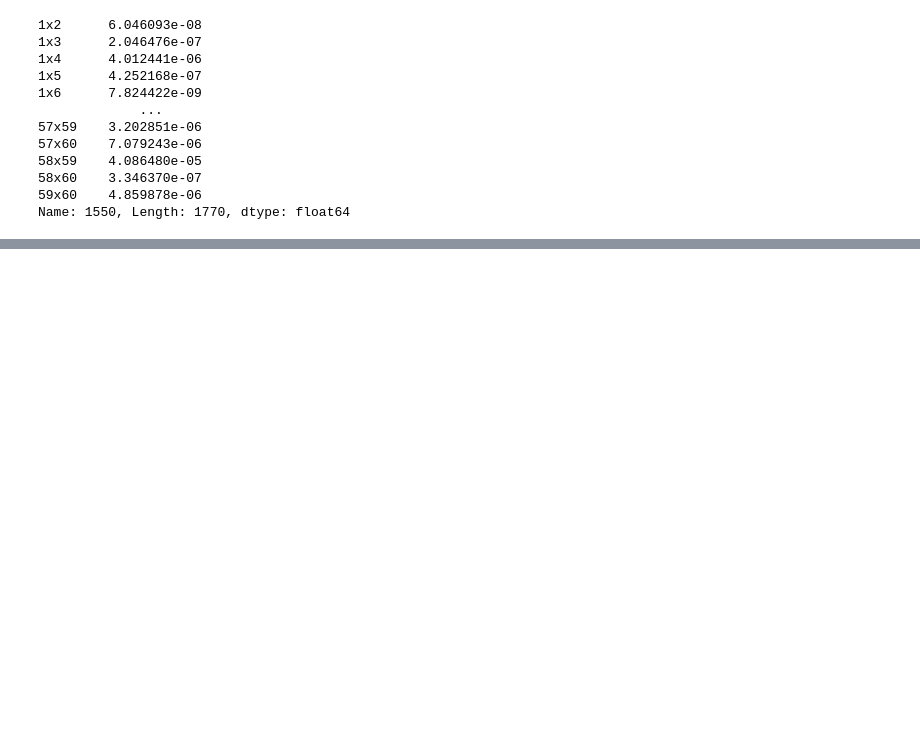
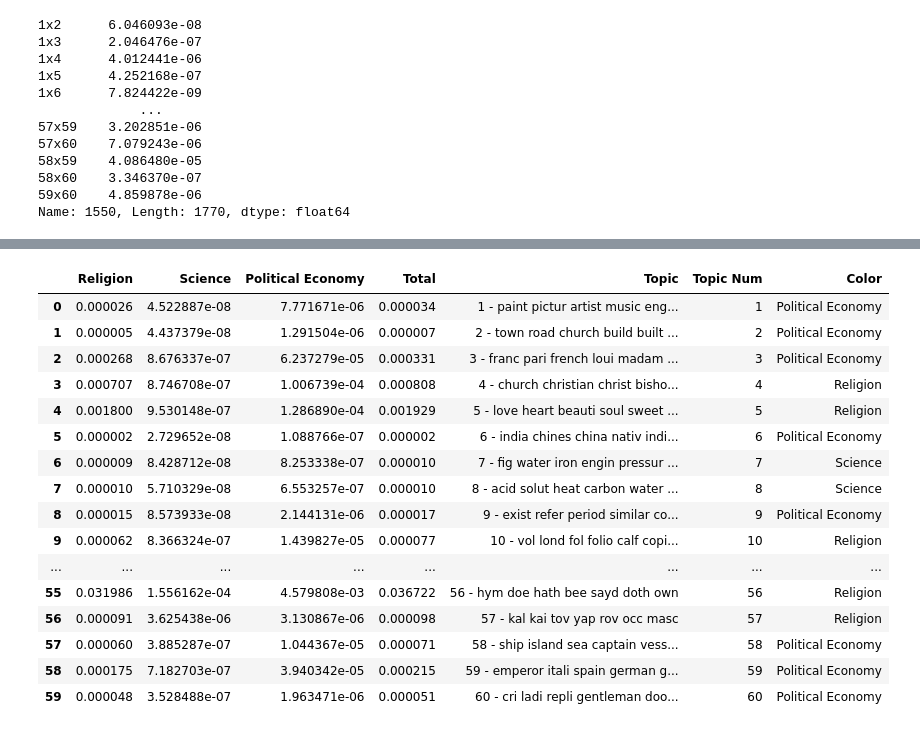
Before and after one commit to austinkennedy/Hathitrust, a Jupyter notebook: code/topic_volume_weights.ipynb, the cells around one changed output, grey strips where cells are left out. Saved outputs shown, nothing was run; the diff lists cells and outputs as text; code cells hidden in the pictures; blank space fills up the shorter version.

```diff
--- a/code/topic_volume_weights.ipynb
+++ b/code/topic_volume_weights.ipynb
@@ -156,0 +205,38 @@ Name: 1550, Length: 1770, dtype: float64
+# %%
+from collections import defaultdict
+
+years=[]
+for year in range(1510,1891):
+    years.append(year)
+
+ctopics3 = defaultdict(dict)
+for ind,row in moving_average_shares.iterrows():
+    t1 = row['Topic 1']
+    t2 = row['Topic 2']
+    key = str(int(t1)) + ',' + str(int(t2))
+    for year in years:
+        ctopics3[str(year)][key] = row[str(year)]
+# %%
+volume_topics = '../input/20191007_topics.txt'
+
+topic_words = '../input/20191007_keys.txt'
+topics = pd.read_csv(topic_words, sep = '\t', lineterminator = '\n', header=None)
+# topics.drop(columns = 0, inplace = True)
+topics.columns = ['topic_num','weight','words']
+topics['topic_num'] = topics['topic_num'] + 1
+
+words=[]
+for i in range(0,60):
+    words.append(topics.iloc[i,2].split(' ')) #convert string to list
+    if (i==14):
+        words[i][2] = str('differ')#ligature "ff" causes labeling problems in matplotlib
+        words[i][4]= str('sufficient')
+        words[i][5]= str('suffer')
+        words[i] = ' '.join(words[i][:7])#slice first 9 words and convert back to string for wrapping
+
+    else:
+        words[i] = ' '.join(words[i][:7])#slice first 9 words and convert back to string for wrapping
+# %%
+cluster_rel = [4,12,52]
+cluster_sci = [7,8,41]
+cluster_pol = [33,34,47]
@@ -156,0 +362,20 @@ Name: 1550, Length: 1770, dtype: float64
+# %%
+moving_totals['1550']
+# %% [output]
+|  | Religion | Science | Political Economy | Total | Topic | Topic Num | Color |
+| 0 | 0.000026 | 4.522887e-08 | 7.771671e-06 | 0.000034 | 1 - paint pictur artist music eng... | 1 | Political Economy |
+| 1 | 0.000005 | 4.437379e-08 | 1.291504e-06 | 0.000007 | 2 - town road church build built ... | 2 | Political Economy |
+| 2 | 0.000268 | 8.676337e-07 | 6.237279e-05 | 0.000331 | 3 - franc pari french loui madam ... | 3 | Political Economy |
+| 3 | 0.000707 | 8.746708e-07 | 1.006739e-04 | 0.000808 | 4 - church christian christ bisho... | 4 | Religion |
+| 4 | 0.001800 | 9.530148e-07 | 1.286890e-04 | 0.001929 | 5 - love heart beauti soul sweet ... | 5 | Religion |
+| 5 | 0.000002 | 2.729652e-08 | 1.088766e-07 | 0.000002 | 6 - india chines china nativ indi... | 6 | Political Economy |
+| 6 | 0.000009 | 8.428712e-08 | 8.253338e-07 | 0.000010 | 7 - fig water iron engin pressur ... | 7 | Science |
+| 7 | 0.000010 | 5.710329e-08 | 6.553257e-07 | 0.000010 | 8 - acid solut heat carbon water ... | 8 | Science |
+| 8 | 0.000015 | 8.573933e-08 | 2.144131e-06 | 0.000017 | 9 - exist refer period similar co... | 9 | Political Economy |
+| 9 | 0.000062 | 8.366324e-07 | 1.439827e-05 | 0.000077 | 10 - vol lond fol folio calf copi... | 10 | Religion |
+| ... | ... | ... | ... | ... | ... | ... | ... |
+| 55 | 0.031986 | 1.556162e-04 | 4.579808e-03 | 0.036722 | 56 - hym doe hath bee sayd doth own | 56 | Religion |
+| 56 | 0.000091 | 3.625438e-06 | 3.130867e-06 | 0.000098 | 57 - kal kai tov yap rov occ masc | 57 | Religion |
+| 57 | 0.000060 | 3.885287e-07 | 1.044367e-05 | 0.000071 | 58 - ship island sea captain vess... | 58 | Political Economy |
+| 58 | 0.000175 | 7.182703e-07 | 3.940342e-05 | 0.000215 | 59 - emperor itali spain german g... | 59 | Political Economy |
+| 59 | 0.000048 | 3.528488e-07 | 1.963471e-06 | 0.000051 | 60 - cri ladi repli gentleman doo... | 60 | Political Economy |
```
Also changed, not shown: parts of 6 cells of this notebook, 1 other file.
